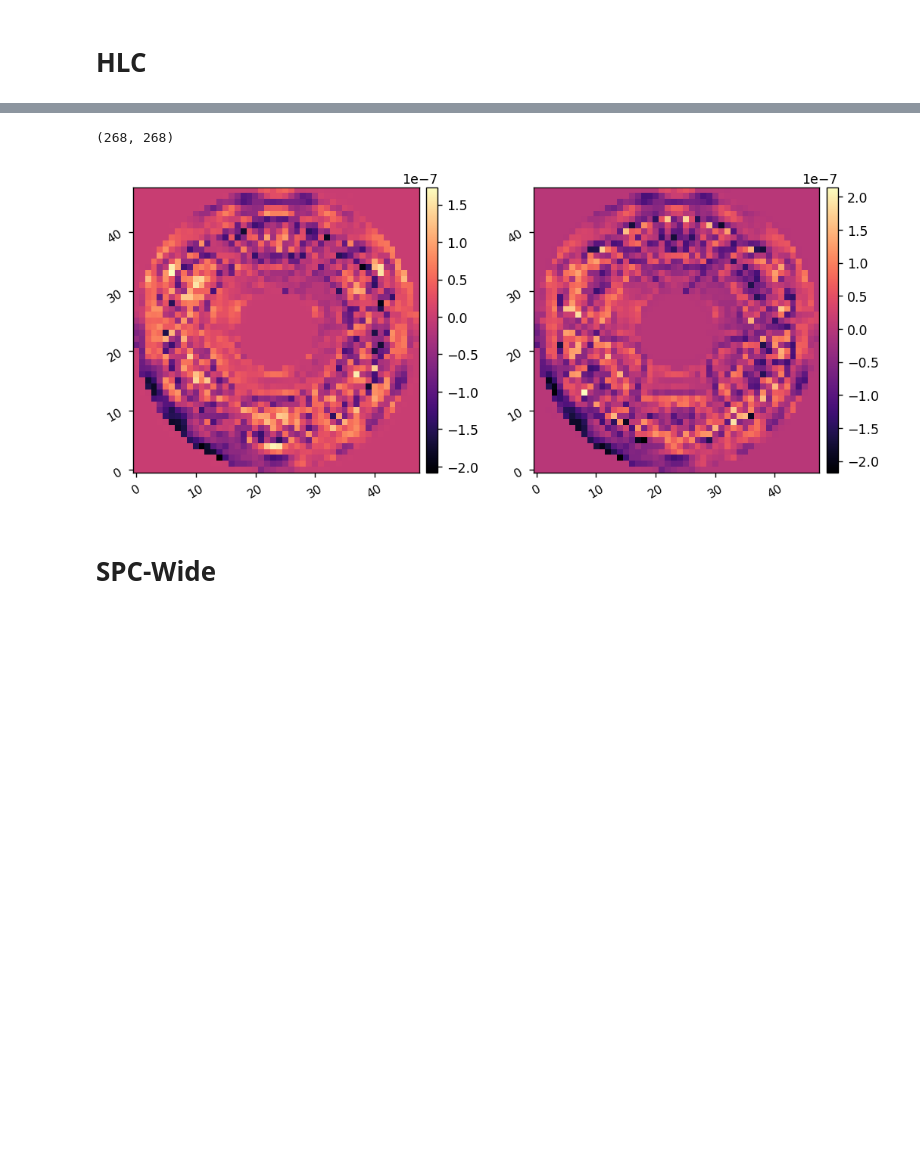
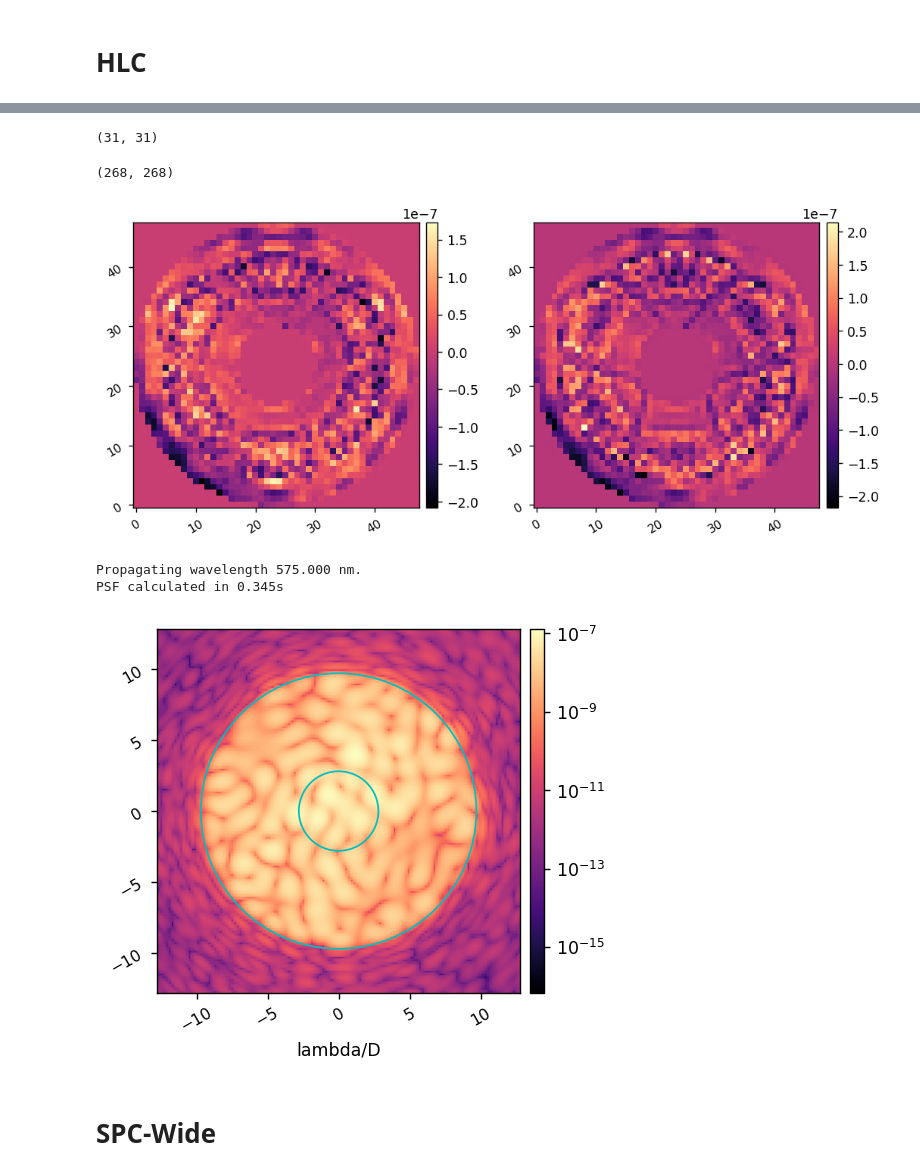
Before and after one commit to kian1377/roman-cgi-phasec-poppy, a Jupyter notebook: poppy_cgi_debugging.ipynb, the cells around one changed output, grey strips where cells are left out. Drawn from its saved outputs; the diff is of its cells as text; code cells hidden in the pictures; blank space fills up the shorter version.

```diff
--- a/poppy_cgi_debugging.ipynb
+++ b/poppy_cgi_debugging.ipynb
@@ -99,39 +106,48 @@ Wavefront saved to: /groups/douglase/kians-data-files/roman-cgi-wfs/hlc/imaging_
 Wavefront saved to: /groups/douglase/kians-data-files/roman-cgi-wfs/hlc/imaging_lens_lens2_poppy.fits
 Wavefront saved to: /groups/douglase/kians-data-files/roman-cgi-wfs/hlc/fold4_poppy.fits
 Wavefront saved to: /groups/douglase/kians-data-files/roman-cgi-wfs/hlc/image_poppy.fits
+# %%
+len(wfs), len(hlc.optics)
+# %% [output]
+(31, 31)
 # %%
 reload(cgi)
 hlc = cgi.CGI(cgi_mode='hlc', npsf=128, psf_pixelscale_lamD=0.2,
               use_fpm=True,
-              use_pupil_defocus=True, use_opds=True,)
+              use_pupil_defocus=True,
+              polaxis=0,
+              use_opds=True,)
 
 iwa = 2.8
 owa = 9.7
 
 dm1_fpath = dm_dir + 'hlc_best_contrast_dm1.fits'
 dm2_fpath = dm_dir + 'hlc_best_contrast_dm2.fits'
 
 dm1_cmd = 2*fits.getdata(dm1_fpath)
 dm2_cmd = 2*fits.getdata(dm2_fpath)
 
 misc.myimshow2(dm1_cmd, dm2_cmd)
 
 hlc.set_dm1(dm1_cmd)
 hlc.set_dm2(dm2_cmd)
 
 wfs = hlc.calc_wfs()
 
 psf_mono = wfs[-1].intensity
 
 patches = [Circle((0, 0), iwa, color='c', fill=False), Circle((0, 0), owa, color='c', fill=False)]
 misc.myimshow(psf_mono, lognorm=True, pxscl=hlc.psf_pixelscale_lamD, patches=patches, )
 
 # wf_dir = Path('/groups/douglase/kians-data-files/roman-cgi-wfs/hlc')
 # for i,wf in enumerate(wfs):
 #     save_wf(wf, hlc.optics[i])
 # %% [output]
 (268, 268)
 [figure]
+Propagating wavelength 575.000 nm.
+PSF calculated in 0.345s
+[figure, added]
 # %% [markdown]
 # SPC-Wide
 # %%
```
Also changed, not shown: parts of 3 cells of this notebook, 4 other files.
